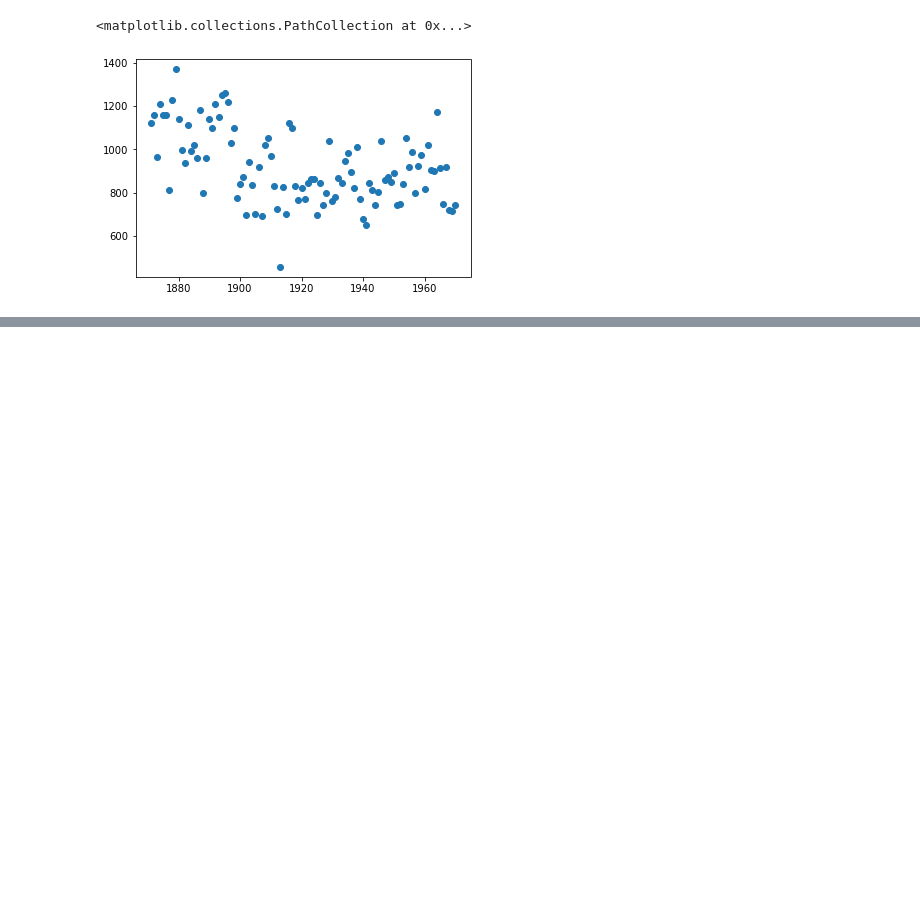
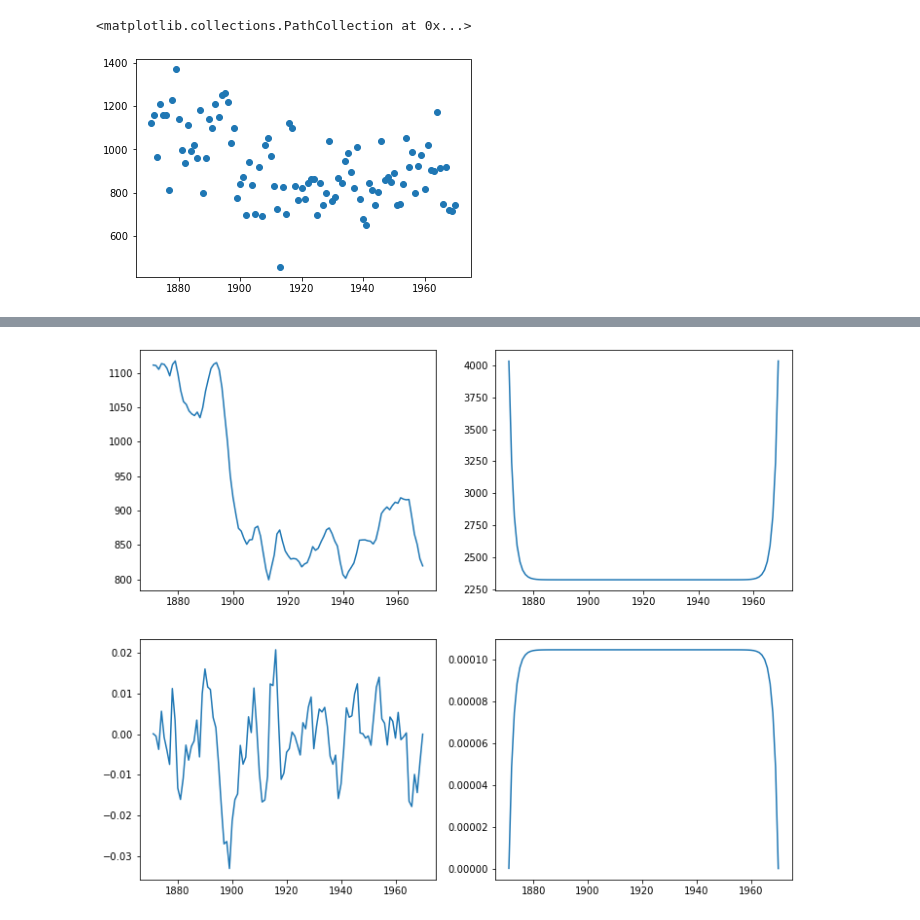
Before and after one commit to afroslam/Time-Series-Models, a Jupyter notebook: LL_Kalman_filter.ipynb, the cells around one changed output, grey strips where cells are left out. Drawn from its saved outputs; the diff is of its cells as text; code cells hidden in the pictures; blank space fills up the shorter version.

```diff
--- a/LL_Kalman_filter.ipynb
+++ b/LL_Kalman_filter.ipynb
@@ -73,0 +76,36 @@ ax4.ticklabel_format(style='plain')
+# %%
+def KS_LL(a_ini, P_ini, sig_e, sig_eta):
+
+    v, P, F, a, K = KF_LL(a_ini, P_ini, sig_e, sig_eta)
+
+    r =  np.zeros(len(F))
+    r[-1] = 0
+
+    N = np.zeros(len(F))
+    N[-1] = 0
+
+    a_hat = np.zeros(len(F))
+    V = np.zeros(len(F))
+
+    for t in range(len(F)-2, -1, -1):
+        r[t] = F[t]**-1*v[t] + (1-K[t]) * r[t+1]
+        N[t] = F[t]**-1 + (1-K[t])**2*N[t+1]
+
+    for t in range(0, len(F)-1):
+        a_hat[t] = a[t] + P[t] *r[t]
+        V[t] = P[t] - P[t]**2*N[t]
+
+    return (r, N, a_hat, V)
+# %%
+r, N, a_hat, V = KS_LL(a_ini, P_ini, sig_e, sig_eta)
+# %%
+# fig_1_vals = pd.DataFrame([[v, P]])
+fig, ((ax1, ax2), (ax3, ax4)) = plt.subplots(2, 2, figsize=(12,10))
+ax1.plot(years[:-1], a_hat[:-1])
+ax2.plot(years[:-1], V[:-1])
+ax2.ticklabel_format(style='plain')
+ax3.plot(years, r)
+ax4.plot(years, N)
+ax4.ticklabel_format(style='plain')
+# %% [output]
+[figure, added]
```
Also changed, not shown: parts of 2 cells of this notebook.
